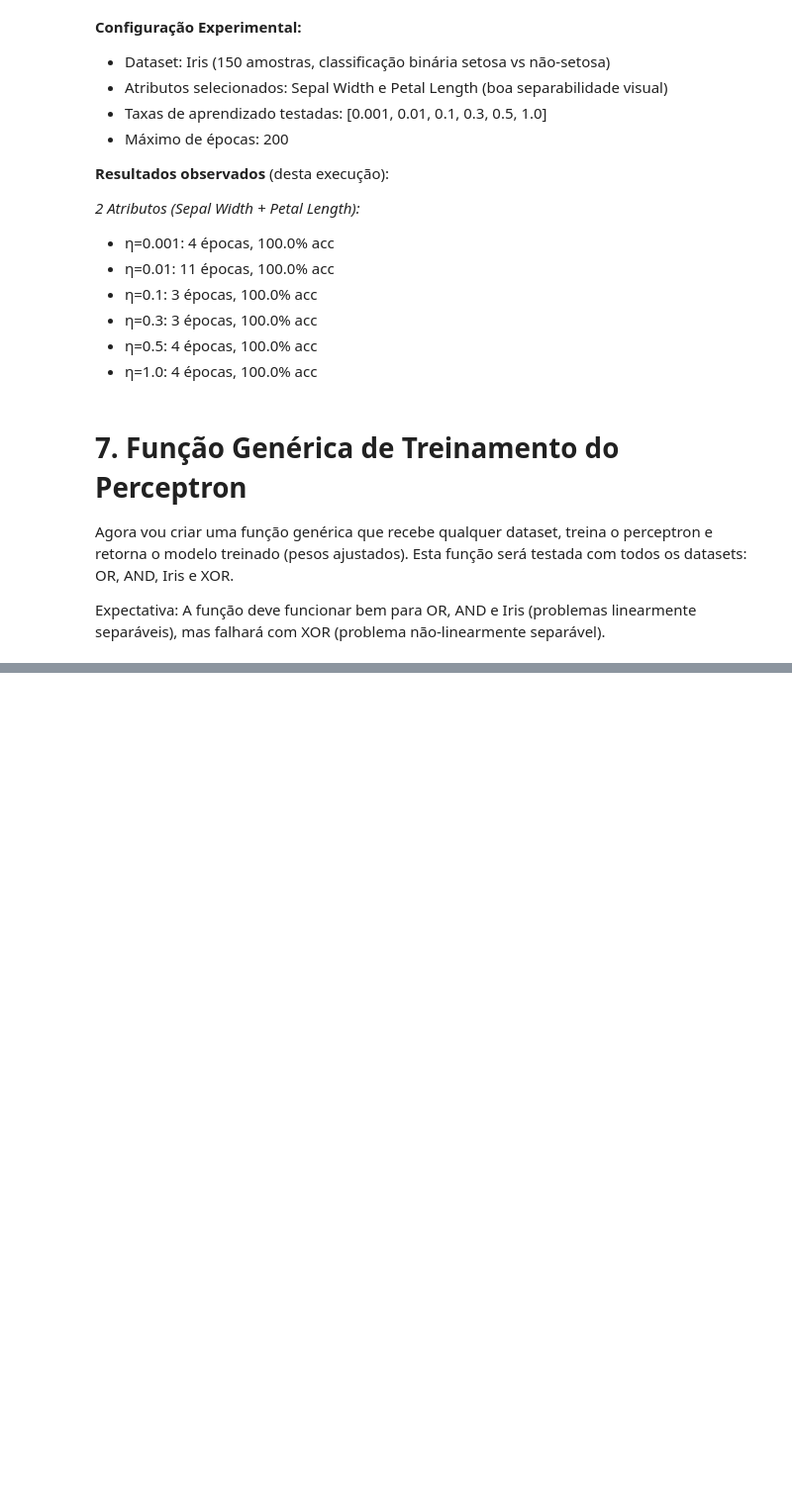
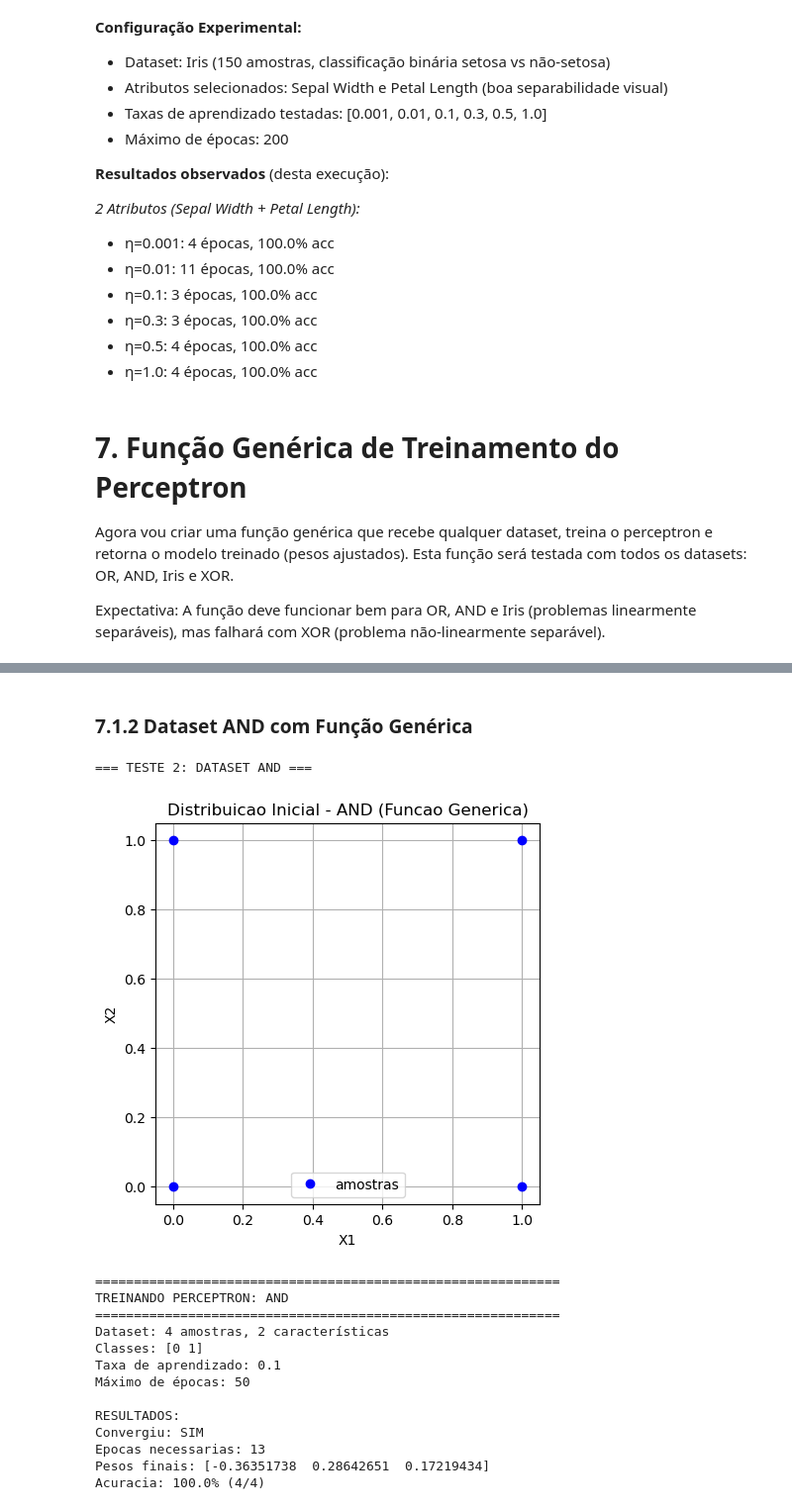
Before and after one commit to patrickcruzutfpr/redes-neurais-aula-02-perceptron, a Jupyter notebook: perceptron_simples.ipynb, the cells around one changed output, grey strips where cells are left out. Shown at 99% size. Drawn from its saved outputs; the diff is of its cells as text; code cells hidden in the pictures; blank space fills up the shorter version.

```diff
--- a/perceptron_simples.ipynb
+++ b/perceptron_simples.ipynb
@@ -704,0 +760,28 @@ Agora vou testar a função genérica com todos os datasets estudados: OR, AND,
+# %% [markdown]
+### 7.1.2 Dataset AND com Função Genérica
+# %%
+print("=== TESTE 2: DATASET AND ===")
+
+# Plot inicial - antes do treinamento
+plot_dados(X_logicas, D_AND, 'Distribuicao Inicial - AND (Funcao Generica)')
+plt.show()
+
+# Treinamento com funcao generica
+resultado_and = treinar_perceptron_generico(X_logicas, D_AND, "AND", eta=0.1, max_epocas=50, mostrar_detalhes=False)
+resultados_todos_datasets.append(resultado_and)
+# %% [output]
+=== TESTE 2: DATASET AND ===
+[figure, added]
+============================================================
+TREINANDO PERCEPTRON: AND
+============================================================
+Dataset: 4 amostras, 2 características
+Classes: [0 1]
+Taxa de aprendizado: 0.1
+Máximo de épocas: 50
+
+RESULTADOS:
+Convergiu: SIM
+Epocas necessarias: 13
+Pesos finais: [-0.36351738  0.28642651  0.17219434]
+Acuracia: 100.0% (4/4)
```
Also changed, not shown: parts of 20 cells of this notebook.
